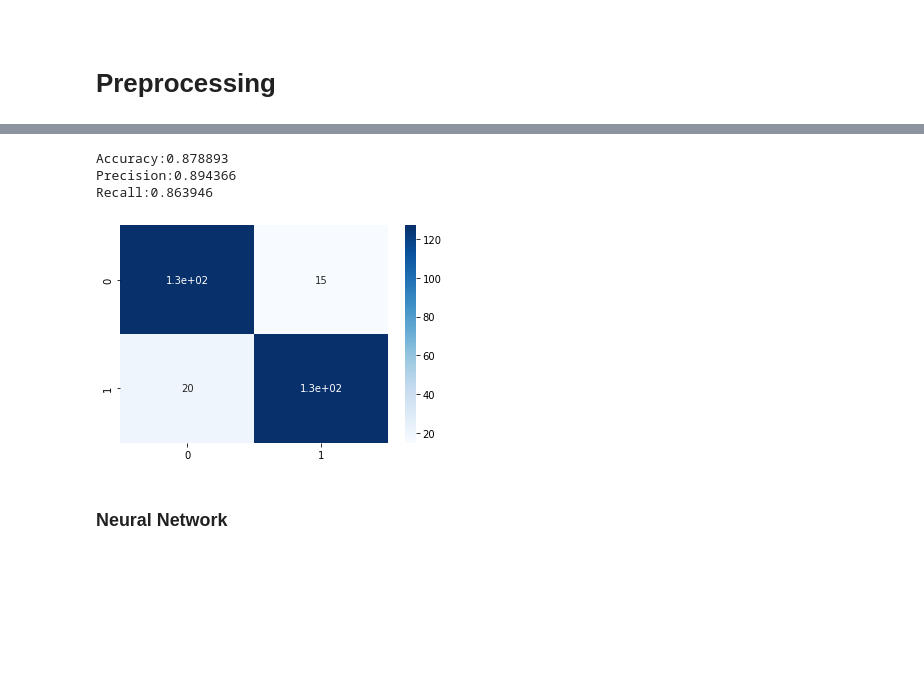
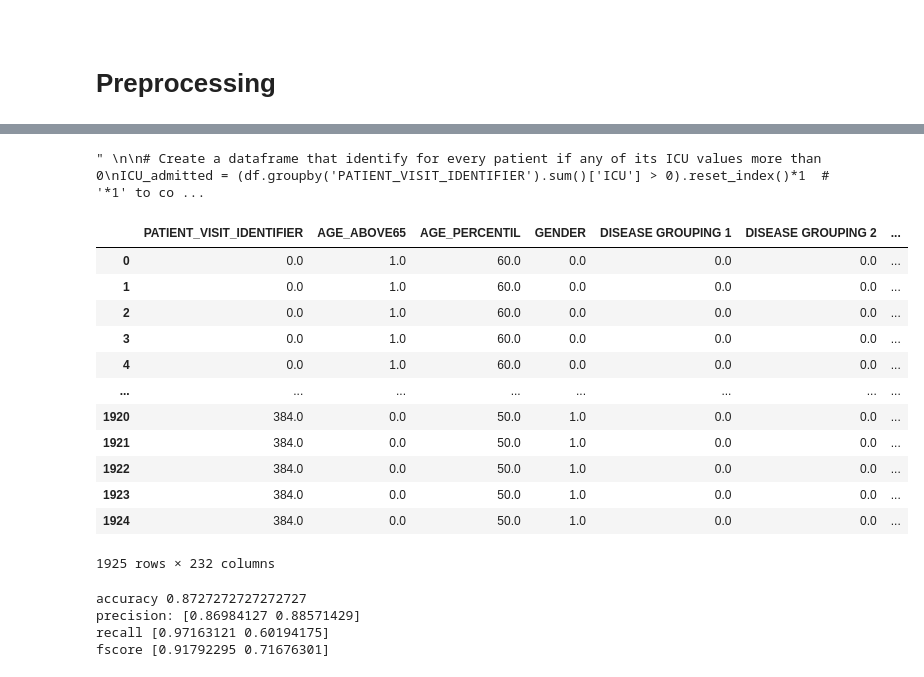
Before and after one commit to MetisPrometheus/Data-Master-23V, a Jupyter notebook: baseline_model.ipynb, the cells around one changed output, grey strips where cells are left out. Drawn from its saved outputs; the diff is of its cells as text; code cells hidden in the pictures; blank space fills up the shorter version.

```diff
--- a/baseline_model.ipynb
+++ b/baseline_model.ipynb
@@ -322,9 +105,0 @@ def model(df):
-# %%
-score_all = model(df_model)
-# %% [output]
-Accuracy:0.878893
-Precision:0.894366
-Recall:0.863946
-[figure, removed]
-# %% [markdown]
-### Neural Network
@@ -338,0 +106,44 @@ X_train, X_test, y_train, y_test = train_test_split(X, y, test_size=0.15)
+# %%
+"""
+
+# Create a dataframe that identify for every patient if any of its ICU values more than 0
+ICU_admitted = (df.groupby('PATIENT_VISIT_IDENTIFIER').sum()['ICU'] > 0).reset_index()*1  #  '*1' to convert True/False to (1, 0)
+# Join the two dataframe and add '_admitted' to common ICU column
+df = df.join(ICU_admitted.set_index('PATIENT_VISIT_IDENTIFIER'), on = 'PATIENT_VISIT_IDENTIFIER', rsuffix='_admitted')
+# Delete any record that had `ICU = 1` and create it in `df_model`
+df_model = df[df.ICU == 0]
+# Drop columns
+df_model.drop( ['ICU', 'PATIENT_VISIT_IDENTIFIER'], axis = 1, inplace = True)
+
+
+"""
+# %% [output]
+" \n\n# Create a dataframe that identify for every patient if any of its ICU values more than 0\nICU_admitted = (df.groupby('PATIENT_VISIT_IDENTIFIER').sum()['ICU'] > 0).reset_index()*1  #  '*1' to co ...
+# %%
+# Data Preparation
+df['AGE_PERCENTIL'] = df['AGE_PERCENTIL'].str.replace('Above ','').str.extract(r'(.+?)th')
+df['WINDOW'] = df['WINDOW'].str.replace('ABOVE_12','12-more').str.extract(r'(.+?)-')
+
+# Missingness as features
+df['row_missingness'] = df.isnull().sum(axis=1)
+
+# Mean imputation
+mean_impute  = SimpleImputer(strategy='mean')
+imputed_data = mean_impute.fit_transform(df)
+imputed_data = pd.DataFrame(imputed_data, columns = df.columns)
+# %%
+imputed_data
+# %% [output]
+|  | PATIENT_VISIT_IDENTIFIER | AGE_ABOVE65 | AGE_PERCENTIL | GENDER | DISEASE GROUPING 1 | DISEASE GROUPING 2 | ... |
+| 0 | 0.0 | 1.0 | 60.0 | 0.0 | 0.0 | 0.0 | ... |
+| 1 | 0.0 | 1.0 | 60.0 | 0.0 | 0.0 | 0.0 | ... |
+| 2 | 0.0 | 1.0 | 60.0 | 0.0 | 0.0 | 0.0 | ... |
+| 3 | 0.0 | 1.0 | 60.0 | 0.0 | 0.0 | 0.0 | ... |
+| 4 | 0.0 | 1.0 | 60.0 | 0.0 | 0.0 | 0.0 | ... |
+| ... | ... | ... | ... | ... | ... | ... | ... |
+| 1920 | 384.0 | 0.0 | 50.0 | 1.0 | 0.0 | 0.0 | ... |
+| 1921 | 384.0 | 0.0 | 50.0 | 1.0 | 0.0 | 0.0 | ... |
+| 1922 | 384.0 | 0.0 | 50.0 | 1.0 | 0.0 | 0.0 | ... |
+| 1923 | 384.0 | 0.0 | 50.0 | 1.0 | 0.0 | 0.0 | ... |
+| 1924 | 384.0 | 0.0 | 50.0 | 1.0 | 0.0 | 0.0 | ... |
+1925 rows × 232 columns
@@ -338,0 +177,15 @@ X_train, X_test, y_train, y_test = train_test_split(X, y, test_size=0.15)
+# %%
+from sklearn.metrics import roc_curve, auc
+print('accuracy ' + str(acc))
+#print('average auc ' +str(roc_auc["average"]))
+prfs = precision_recall_fscore_support(y_test, y_pred, labels = [0,1])
+fpr, tpr, _ = roc_curve(y_test, y_pred)
+roc_auc = auc(fpr, tpr)
+print('precision:',prfs[0] )
+print('recall', prfs[1])
+print('fscore', prfs[2])
+# %% [output]
+accuracy 0.8727272727272727
+precision: [0.86984127 0.88571429]
+recall [0.97163121 0.60194175]
+fscore [0.91792295 0.71676301]
```
Also changed, not shown: parts of 50 cells of this notebook.
